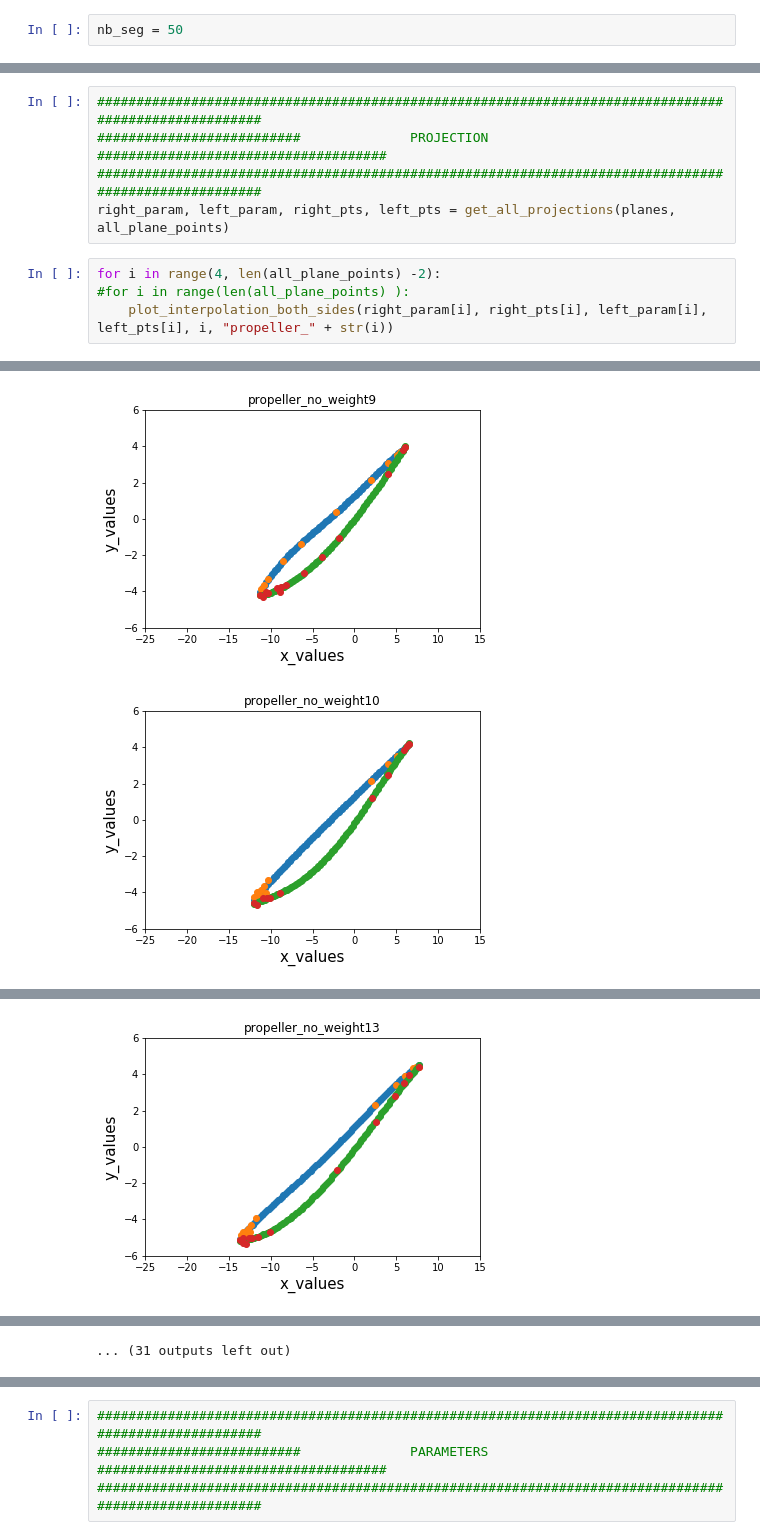
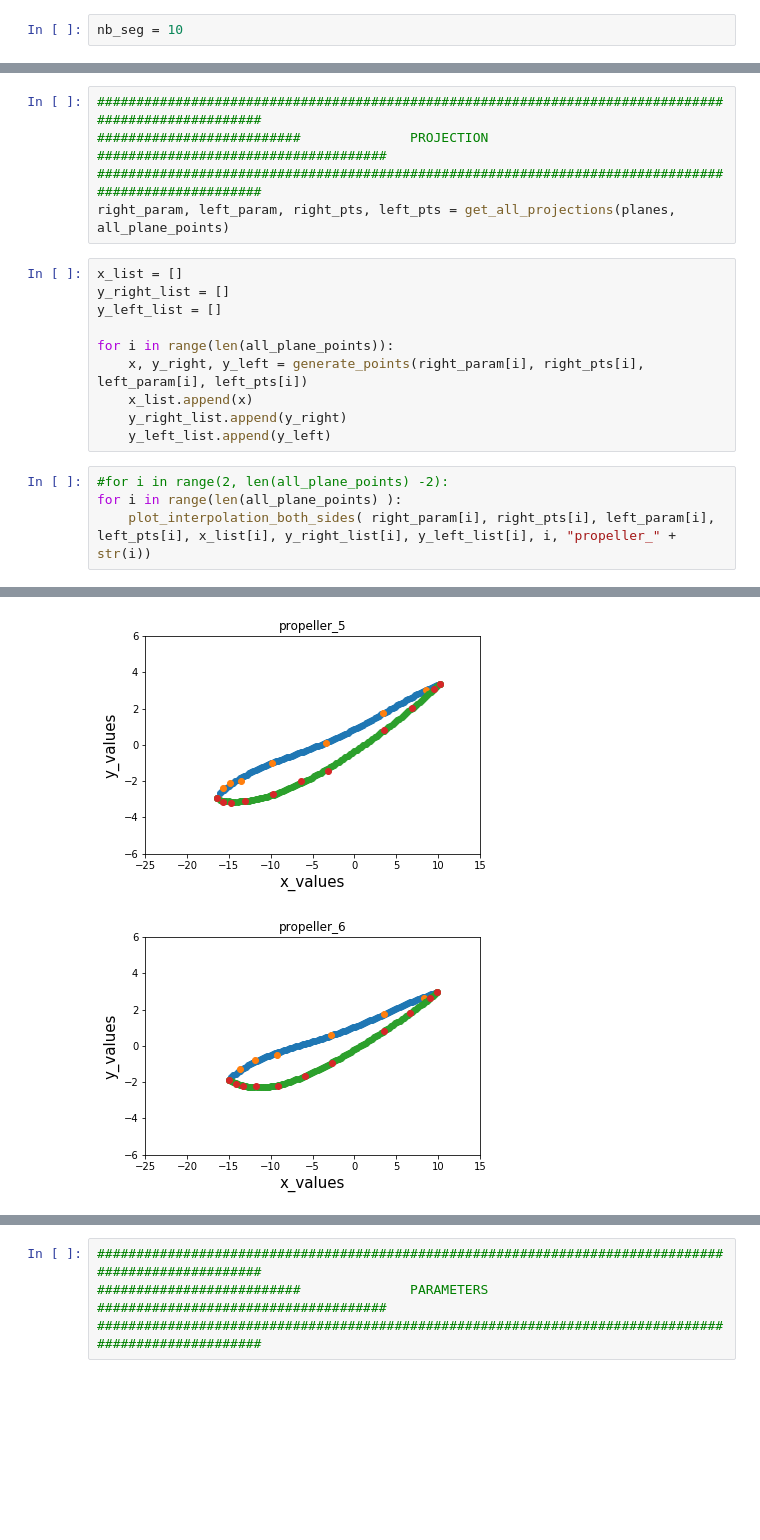
Before and after one commit to PaulineMauryL/PropellerProject, a Jupyter notebook: Projection notebook.ipynb, the cells around one changed output, grey strips where cells are left out. Drawn from its saved outputs; the diff is of its cells as text; blank space fills up the shorter version.

Commit message:
improved plot, 0.5mm instead of threshold

```diff
--- a/Projection notebook.ipynb
+++ b/Projection notebook.ipynb
@@ -25,7 +25,7 @@ propeller_coords, vect_length, vect_out, vect_side = prepare_propeller(propeller
 dmiddle, dhighest, dlowest   = d_blade(vect_length, propeller_coords)                     #d of plan ax+by+cx+d = 0
 upper_blade, lower_blade     = blade_alone(propeller_coords, vect_length, dmiddle)        #points of each blades
 # %%
-nb_seg = 50
+nb_seg = 10
 # %%
 planes = get_planes(upper_blade, dmiddle, dhighest, vect_length, nb_seg)   #get equations of planes for projection
 # %%
@@ -53,8 +53,18 @@ Points of plane 49
 ##########################              PROJECTION              #####################################
 #####################################################################################################
 right_param, left_param, right_pts, left_pts = get_all_projections(planes, all_plane_points)
+# %%
+x_list = []
+y_right_list = []
+y_left_list = []
+
+for i in range(len(all_plane_points)):
+    x, y_right, y_left = generate_points(right_param[i], right_pts[i], left_param[i], left_pts[i])
+    x_list.append(x)
+    y_right_list.append(y_right)
+    y_left_list.append(y_left)
 # %%
-for i in range(4, len(all_plane_points) -2):
-#for i in range(len(all_plane_points) ):
-    plot_interpolation_both_sides(right_param[i], right_pts[i], left_param[i], left_pts[i], i, "propeller_" + str(i))
+#for i in range(2, len(all_plane_points) -2):
+for i in range(len(all_plane_points) ):
+    plot_interpolation_both_sides( right_param[i], right_pts[i], left_param[i], left_pts[i], x_list[i], y_right_list[i], y_left_list[i], i, "propeller_" + str(i))
 # %% [output]
@@ -66,2 +76,2 @@ for i in range(4, len(all_plane_points) -2):
-[figure, old version]
+[figure, new version]
-[figure, old version]
+[figure, new version]
@@ -70 +79,0 @@ for i in range(4, len(all_plane_points) -2):
-[figure, removed]
@@ -73 +79,0 @@ for i in range(4, len(all_plane_points) -2):
-... (31 outputs left out)
```
Also changed, not shown: parts of 6 cells of this notebook, 52 other files.
